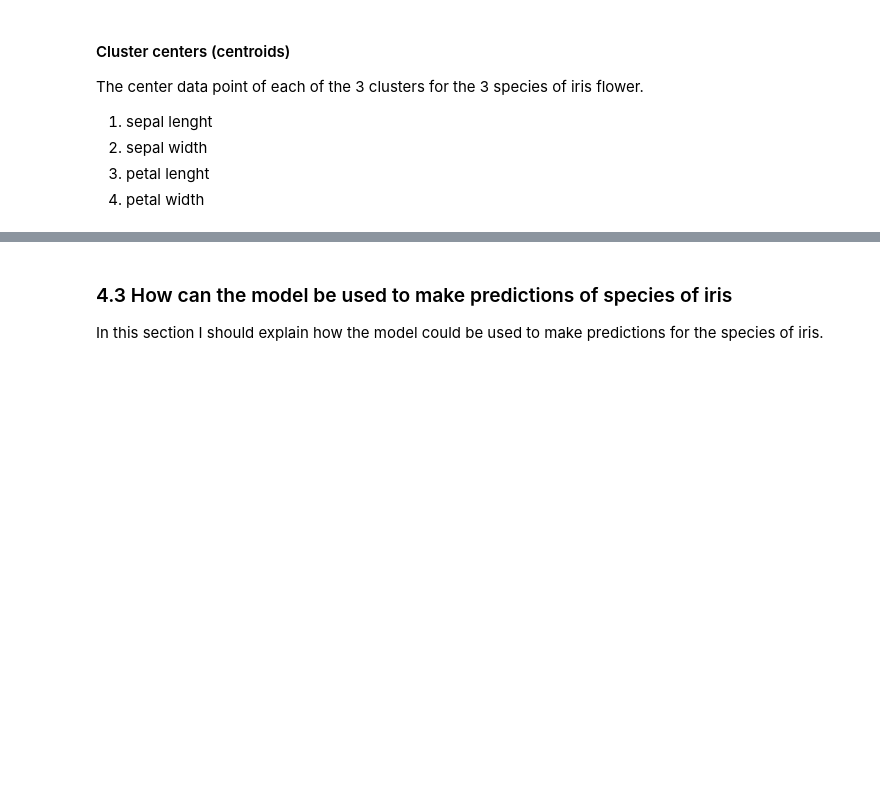
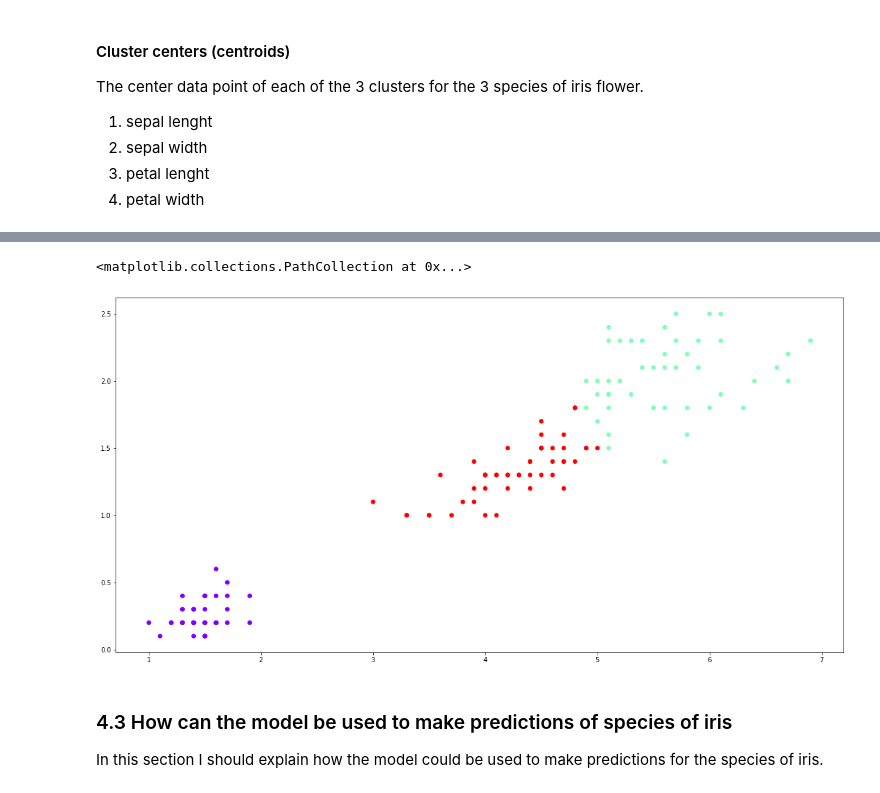
Before and after one commit to johndunne2019/Tasks-2020-Machine-Learning-and-Statistics, a Jupyter notebook: Tasks.ipynb, the cells around one changed output, grey strips where cells are left out. Saved outputs shown, nothing was run; the diff lists cells and outputs as text; code cells hidden in the pictures; blank space fills up the shorter version.

```diff
--- a/Tasks.ipynb
+++ b/Tasks.ipynb
@@ -1384,0 +1421,6 @@ kmeans.inertia_
+# %%
+# new variable introduced and set to be petal lenght and petal width from the dataframe
+x1 = iris_df.iloc[:, [2,3]].values
+# fit k-means
+kmeans = skcl.KMeans(n_clusters=3, random_state=0)
+y1 = kmeans.fit_predict(x1)
@@ -1385,3 +1445,8 @@ kmeans.inertia_
+# %%
+plt.scatter(x1[:, 0], x1[:,1], c=y1, cmap='rainbow')
+# %% [output]
+<matplotlib.collections.PathCollection at 0x...>
+[figure, added]
 # %% [markdown]
 ### 4.3 How can the model be used to make predictions of species of iris
 
```
Also changed, not shown: parts of 46 cells of this notebook.
